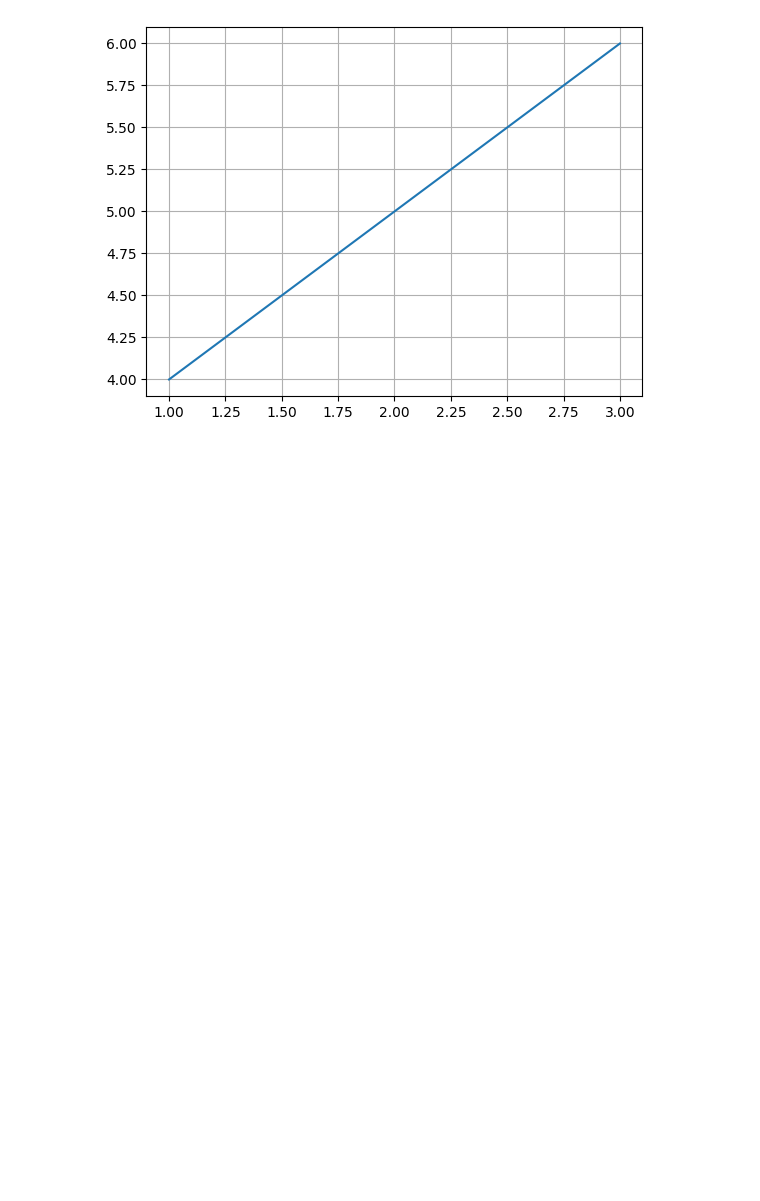
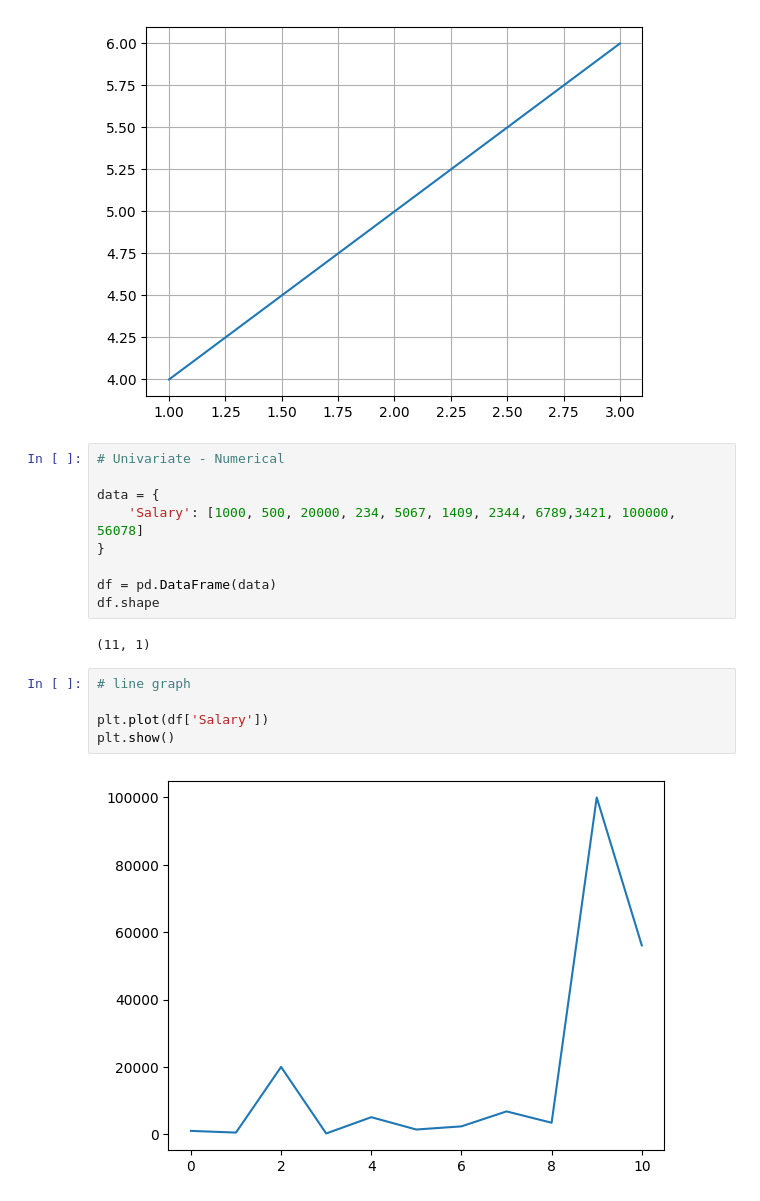
Before and after one commit to itspriyambhattacharya/matplotlib_learning, a Jupyter notebook: matplotlib_learning.ipynb, the cells around one changed output. Drawn from its saved outputs; the diff is of its cells as text; blank space fills up the shorter version.

```diff
--- a/matplotlib_learning.ipynb
+++ b/matplotlib_learning.ipynb
@@ -15,3 +15,21 @@ plt.grid()
 plt.show()
 # %% [output]
 [figure]
+# %%
+# Univariate - Numerical
+
+data = {
+    'Salary': [1000, 500, 20000, 234, 5067, 1409, 2344, 6789,3421, 100000, 56078]
+}
+
+df = pd.DataFrame(data)
+df.shape
+# %% [output]
+(11, 1)
+# %%
+# line graph
+
+plt.plot(df['Salary'])
+plt.show()
+# %% [output]
+[figure, added]
```
Also changed, not shown: parts of 1 cell of this notebook.
